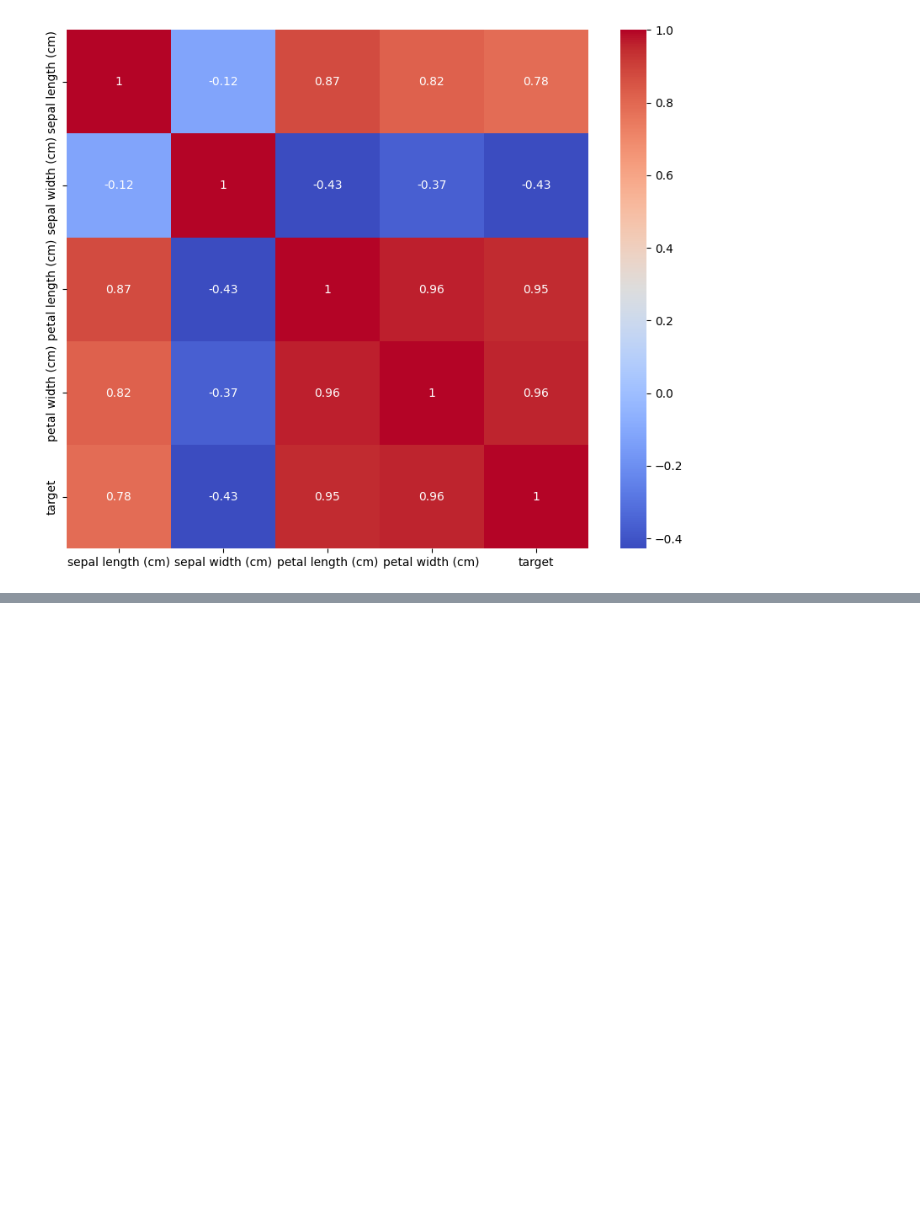
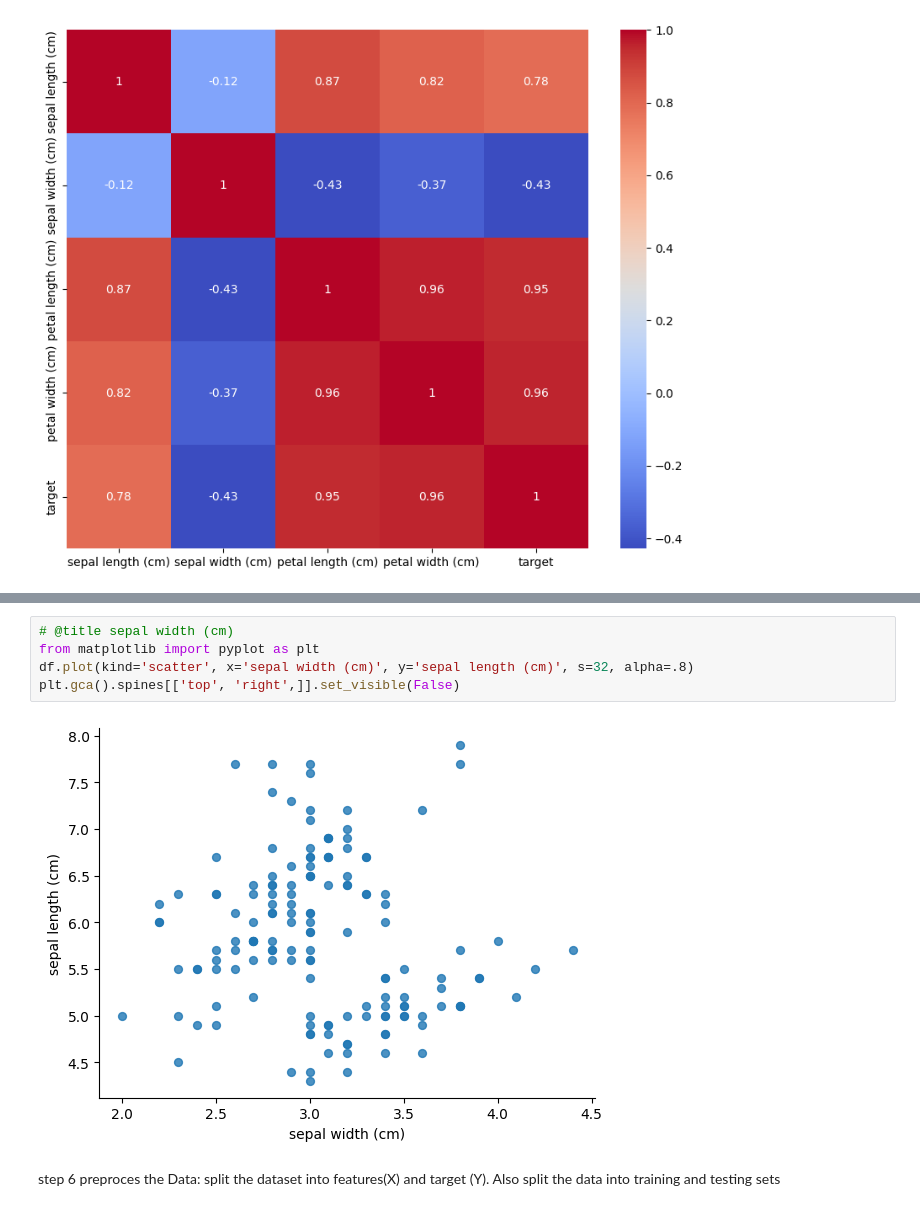
Before and after one commit to Gichobi321/BUSNESS-INTELLIGENCE, a Jupyter notebook: Welcome_To_Colab.ipynb, the cells around one changed output, grey strips where cells are left out. Cells and saved outputs as stored; diff of their text form; blank space fills up the shorter version.

```diff
--- a/Welcome_To_Colab.ipynb
+++ b/Welcome_To_Colab.ipynb
@@ -264,0 +273,9 @@ plt.show()
+# %%
+# @title sepal width (cm)
+from matplotlib import pyplot as plt
+df.plot(kind='scatter', x='sepal width (cm)', y='sepal length (cm)', s=32, alpha=.8)
+plt.gca().spines[['top', 'right',]].set_visible(False)
+# %% [output]
+[figure, added]
+# %% [markdown]
+step 6 preproces the Data: split the dataset into features(X) and target (Y). Also split the data into training and testing sets
```
Also changed, not shown: parts of 2 cells of this notebook.
